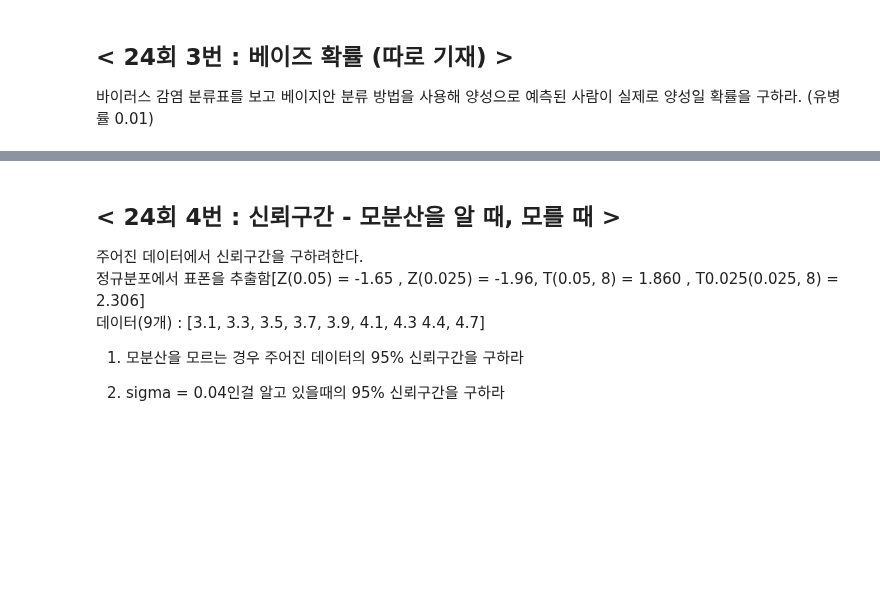
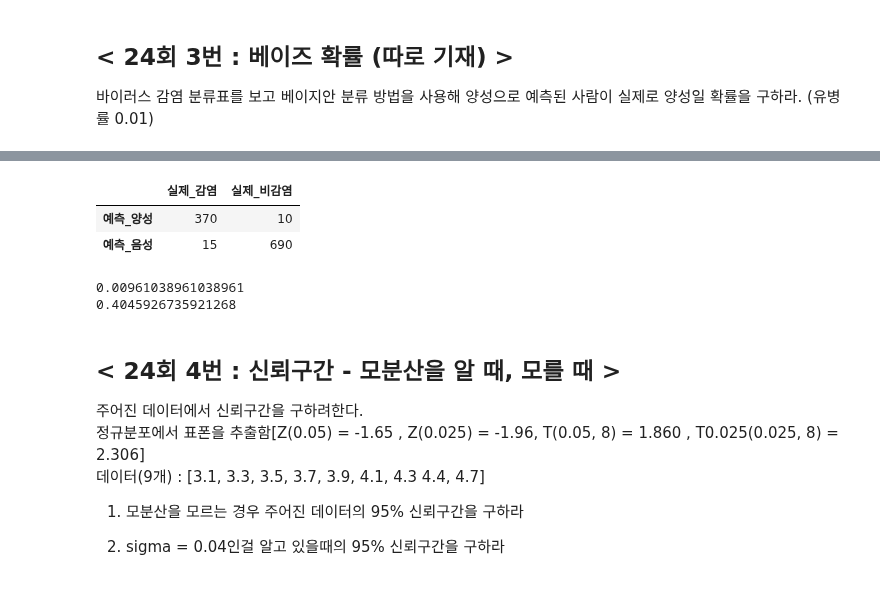
Before and after one commit to Minju-nimm/ADP, a Jupyter notebook: 기출/ADP_통계기출_24_21.ipynb, the cells around one changed output, grey strips where cells are left out. Saved outputs shown, nothing was run; the diff lists cells and outputs as text; code cells hidden in the pictures; blank space fills up the shorter version.

```diff
--- a/기출/ADP_통계기출_24_21.ipynb
+++ b/기출/ADP_통계기출_24_21.ipynb
@@ -200,3 +200,24 @@ else:
+# %%
+import pandas as pd
+
+data = pd.DataFrame([[370, 10], [15,690]],
+                    index = ["예측_양성", "예측_음성"],
+                    columns=["실제_감염", "실제_비감염"])
+data
+# %% [output]
+|  | 실제_감염 | 실제_비감염 |
+| 예측_양성 | 370 | 10 |
+| 예측_음성 | 15 | 690 |
+# %%
+pro_a_and_b = ((1/100) * (370/385))
+print(pro_a_and_b)
+
+pro_b =  ((1/100) * (370/385)) + ((99/100) * (10/700))
+pro_a_bar_b = pro_a_and_b / pro_b
+print(pro_a_bar_b)
+# %% [output]
+0.00961038961038961
+0.4045926735921268
 # %% [markdown]
 ## < 24회 4번 :  신뢰구간 - 모분산을 알 때, 모를 때 >
 주어진 데이터에서 신뢰구간을 구하려한다.
```
Also changed, not shown: parts of 1 cell of this notebook.
